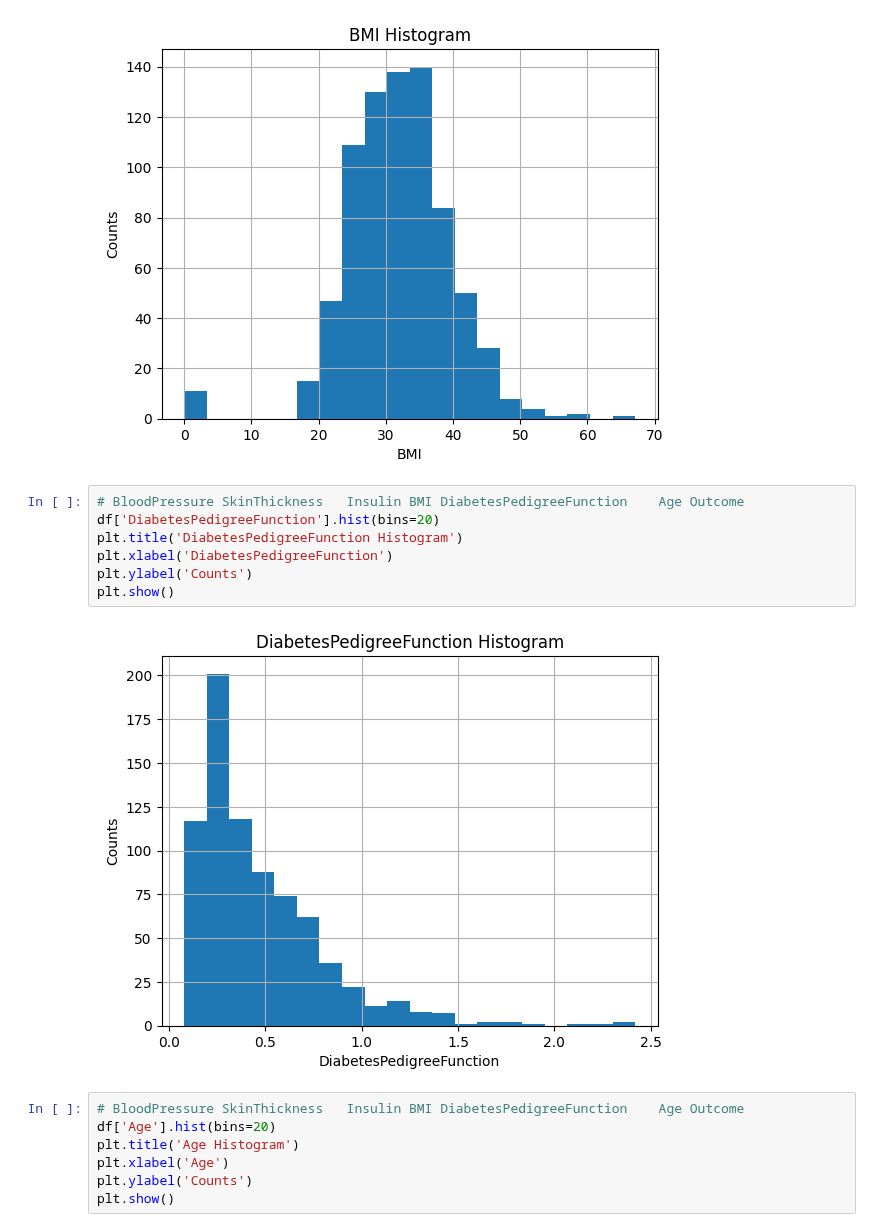
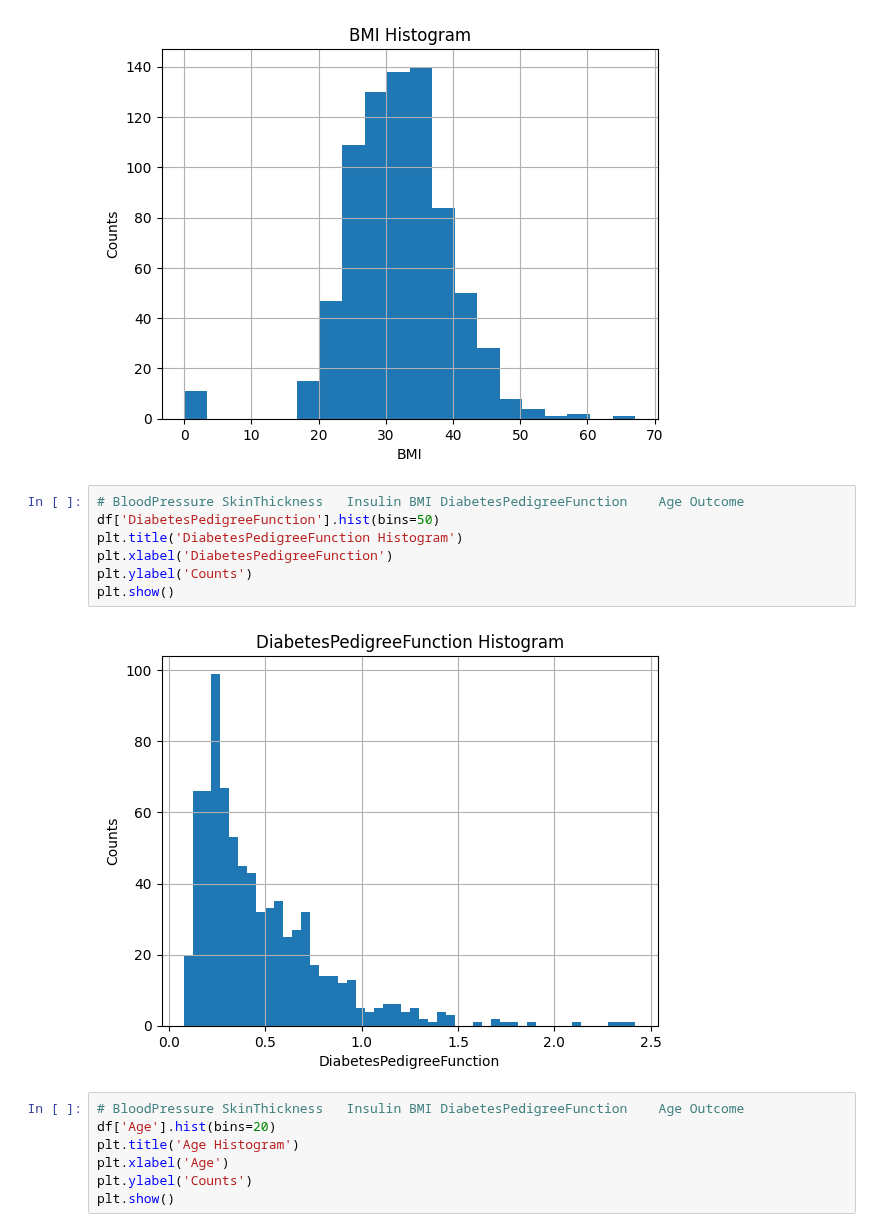
Before and after one commit to lazarosgogos/ML-exercises, a Jupyter notebook: ML_Project_1.ipynb, the cells around one changed output. Drawn from its saved outputs; the diff is of its cells as text.

```diff
--- a/ML_Project_1.ipynb
+++ b/ML_Project_1.ipynb
@@ -97,13 +100,13 @@ plt.show()
 [figure]
 # %%
 # BloodPressure	SkinThickness	Insulin	BMI	DiabetesPedigreeFunction	Age	Outcome
-df['DiabetesPedigreeFunction'].hist(bins=20)
+df['DiabetesPedigreeFunction'].hist(bins=50)
 plt.title('DiabetesPedigreeFunction Histogram')
 plt.xlabel('DiabetesPedigreeFunction')
 plt.ylabel('Counts')
 plt.show()
 # %% [output]
-[figure, old version]
+[figure, new version]
 # %%
 # BloodPressure	SkinThickness	Insulin	BMI	DiabetesPedigreeFunction	Age	Outcome
 df['Age'].hist(bins=20)
```
Also changed, not shown: parts of 39 cells of this notebook.
